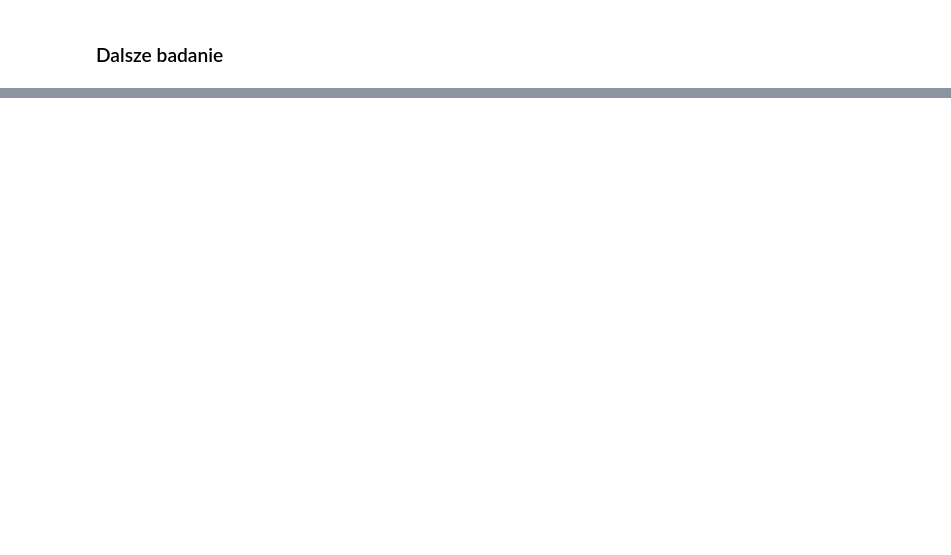
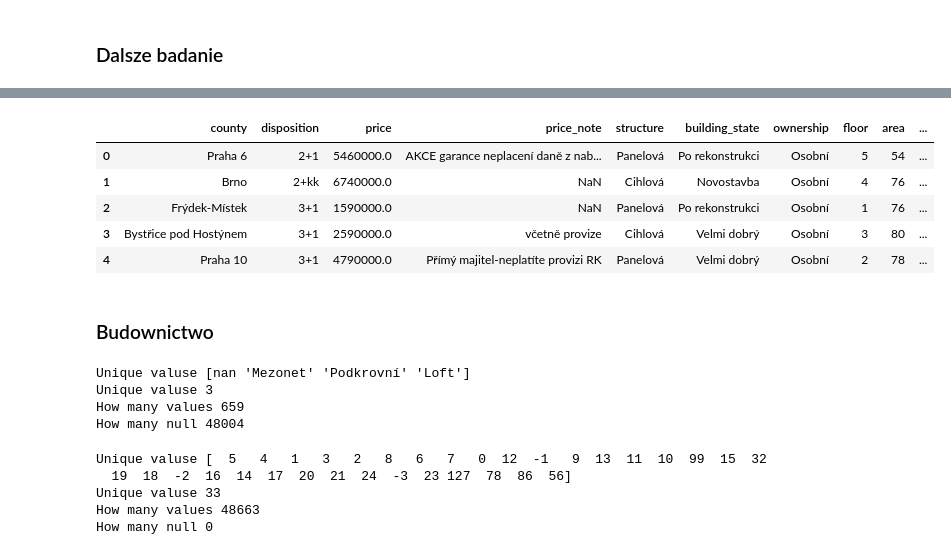
Before and after one commit to FachowaGosiav2/Apartment_prices_Czech_Rep_regression_prediction, a Jupyter notebook: notebook/main.ipynb, the cells around one changed output, grey strips where cells are left out. Cells and saved outputs as stored; diff of their text form; code cells hidden in the pictures; blank space fills up the shorter version.

```diff
--- a/notebook/main.ipynb
+++ b/notebook/main.ipynb
@@ -12,3 +9,5 @@ display(HTML("<style>.container { width:70% !important; }</style>"))
+# %%
+pd.set_option('display.max_columns', None)
 # %%
 df = pd.read_csv("../data/train.csv")
 df
@@ -58,5 +105,5 @@ def nunique_null_sum(df):
 # %%
-df.drop(['id', 'id_sreality', 'description'], axis=1, inplace=True)
+df.drop(['id', 'id_sreality', 'description', 'download_date'], axis=1, inplace=True)
 # %% [markdown]
 ### Są tylko korony więc trzeba usunąć
 # %%
@@ -87,0 +179,2 @@ How many null 0
+# %%
+df.drop(['street', 'district', 'address'], axis=1, inplace=True)
@@ -87,0 +201,31 @@ How many null 0
+# %%
+df.head()
+# %% [output]
+|  | county | disposition | price | price_note | structure | building_state | ownership | floor | area | ... |
+| 0 | Praha 6 | 2+1 | 5460000.0 | AKCE garance neplacení daně z nab... | Panelová | Po rekonstrukci | Osobní | 5 | 54 | ... |
+| 1 | Brno | 2+kk | 6740000.0 | NaN | Cihlová | Novostavba | Osobní | 4 | 76 | ... |
+| 2 | Frýdek-Místek | 3+1 | 1590000.0 | NaN | Panelová | Po rekonstrukci | Osobní | 1 | 76 | ... |
+| 3 | Bystřice pod Hostýnem | 3+1 | 2590000.0 | včetně provize | Cihlová | Velmi dobrý | Osobní | 3 | 80 | ... |
+| 4 | Praha 10 | 3+1 | 4790000.0 | Přímý majitel-neplatíte provizi RK | Panelová | Velmi dobrý | Osobní | 2 | 78 | ... |
+# %% [markdown]
+### Budownictwo
+# %%
+nunique_null_sum(df['flat_type'])
+
+flat_type = {'Mezonet': 1,
+            'Podkrovní': 2,
+            'Loft': 3,
+            np.NaN: 0}
+# %% [output]
+Unique valuse [nan 'Mezonet' 'Podkrovní' 'Loft']
+Unique valuse 3
+How many values 659
+How many null 48004
+# %%
+nunique_null_sum(df['floor'])
+# %% [output]
+Unique valuse [  5   4   1   3   2   8   6   7   0  12  -1   9  13  11  10  99  15  32
+  19  18  -2  16  14  17  20  21  24  -3  23 127  78  86  56]
+Unique valuse 33
+How many values 48663
+How many null 0
```
Also changed, not shown: parts of 19 cells of this notebook.
